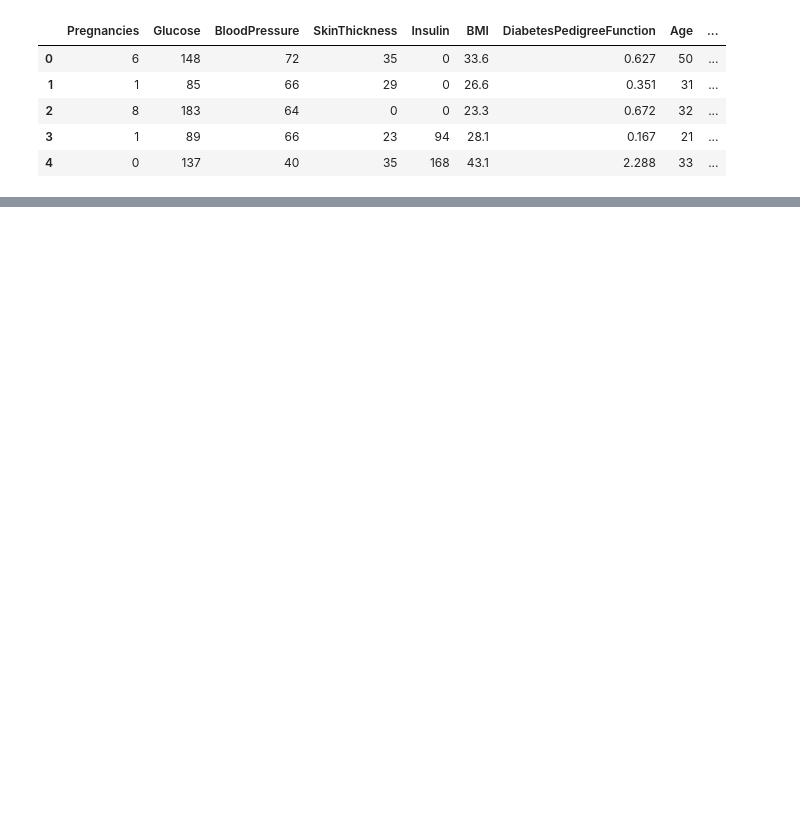
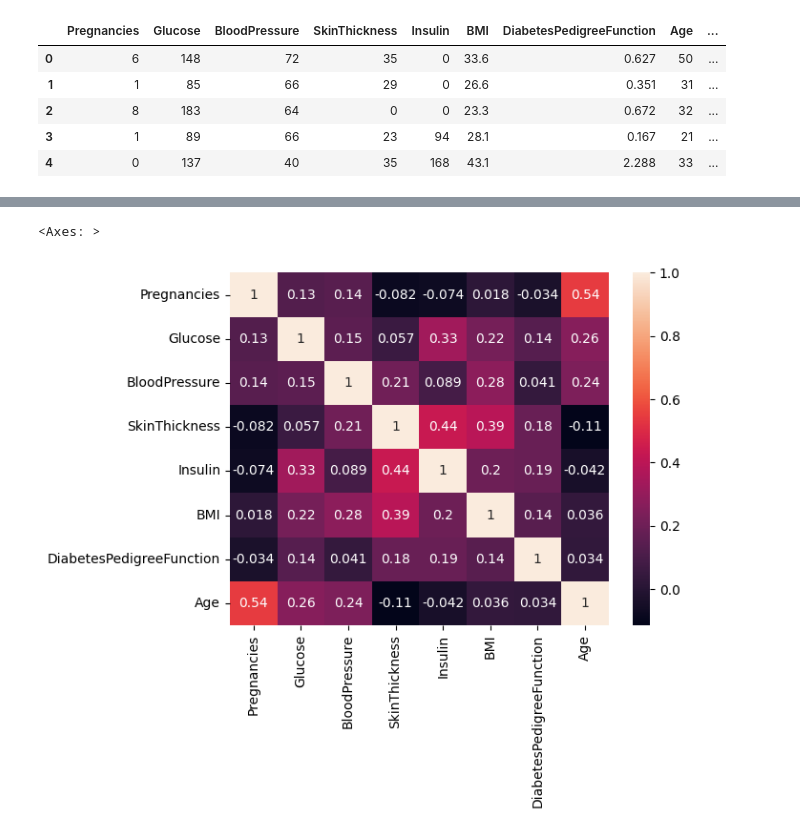
Before and after one commit to Bhargavoza1/ml-practice-project, a Jupyter notebook: Diabetes-Prediction.ipynb, the cells around one changed output, grey strips where cells are left out. Cells and saved outputs as stored; diff of their text form; code cells hidden in the pictures; blank space fills up the shorter version.

```diff
--- a/Diabetes-Prediction.ipynb
+++ b/Diabetes-Prediction.ipynb
@@ -17,0 +97,3 @@ diabetes_DS.head()
+# %%
+corr_matrix = data.corr()
+corr_matrix
@@ -17,0 +110,5 @@ diabetes_DS.head()
+# %%
+sns.heatmap(corr_matrix, annot= True)
+# %% [output]
+<Axes: >
+[figure, added]
```
Also changed, not shown: parts of 17 cells of this notebook.
